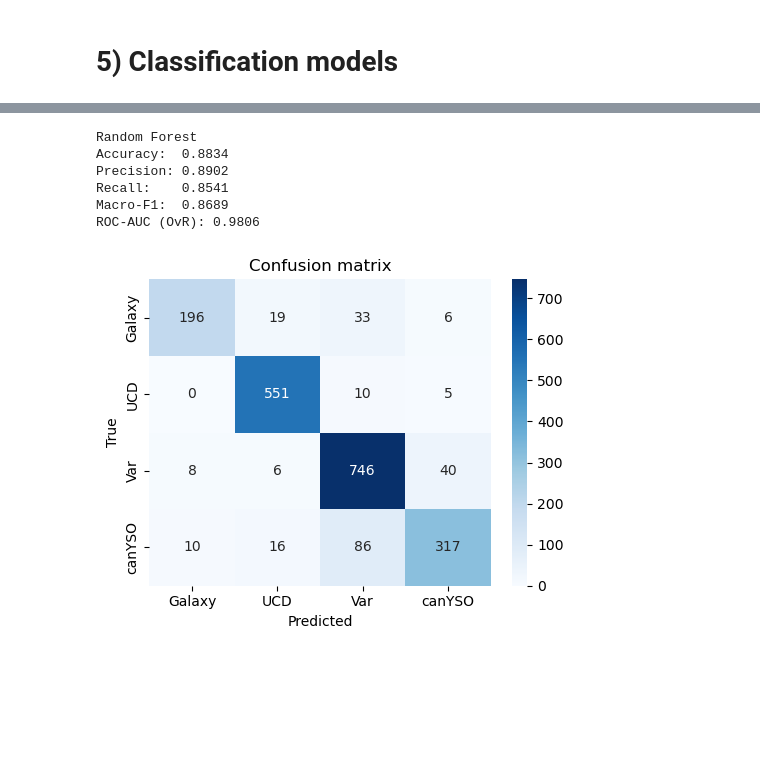
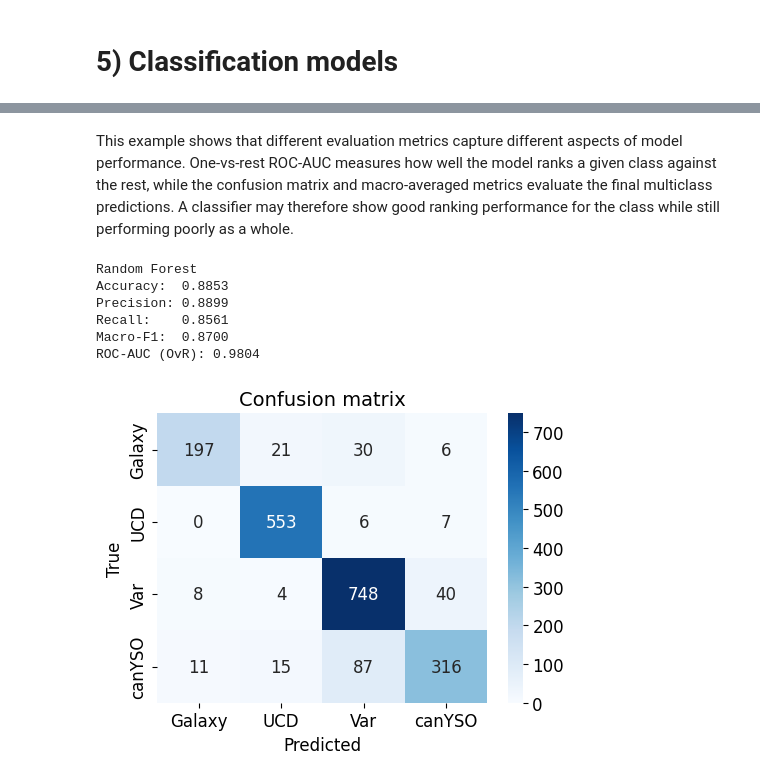
Before and after one commit to iamaleksandra/AI-in-astro-tutorial-supervised, a Jupyter notebook: classification.ipynb, the cells around one changed output, grey strips where cells are left out. Drawn from its saved outputs; the diff is of its cells as text; code cells hidden in the pictures; blank space fills up the shorter version.

Commit message:
Update classification.ipynb
Add metrics description and example of roc_auc on KNN

```diff
--- a/classification.ipynb
+++ b/classification.ipynb
@@ -504,0 +462,7 @@ Test:  (2050, 22)
+# %%
+from sklearn.neighbors import KNeighborsClassifier
+
+knn_clf = KNeighborsClassifier(n_neighbors=10)
+knn_clf.fit(X_train_prep, y_train)
+y_pred = knn_clf.predict(X_test_prep)
+y_pred
@@ -600,0 +683,5 @@ ROC-AUC (OvR): 0.9831
+# %%
+knn_high_number = KNeighborsClassifier(n_neighbors=6000)
+knn_high_number.fit(X_train_prep, y_train)
+
+evaluate_model("KNN", knn_high_number, X_val_prep, y_val)
@@ -601,25 +825,27 @@ ROC-AUC (OvR): 0.9831
+# %% [markdown]
+This example shows that different evaluation metrics capture different aspects of model performance. One-vs-rest ROC-AUC measures how well the model ranks a given class against the rest, while the confusion matrix and macro-averaged metrics evaluate the final multiclass predictions. A classifier may therefore show good ranking performance for the class while still performing poorly as a whole.
 # %%
 from sklearn.ensemble import RandomForestClassifier
 
 rf = RandomForestClassifier(
-    n_estimators=400,
+    n_estimators=100,
     max_depth=5,
-    min_samples_leaf=2,
+    min_samples_leaf=1,
     random_state=42,
     n_jobs=-1
 )
 
 rf.fit(X_train_prep, y_train)
 
 evaluate_model("Random Forest", rf, X_val_prep, y_val)
 # %% [output]
 Random Forest
-Accuracy:  0.8834
-Precision: 0.8902
-Recall:    0.8541
-Macro-F1:  0.8689
-ROC-AUC (OvR): 0.9806
+Accuracy:  0.8853
+Precision: 0.8899
+Recall:    0.8561
+Macro-F1:  0.8700
+ROC-AUC (OvR): 0.9804
-[figure, old version]
+[figure, new version]
 # %%
 from xgboost import XGBClassifier
 
```
Also changed, not shown: parts of 26 cells of this notebook.
